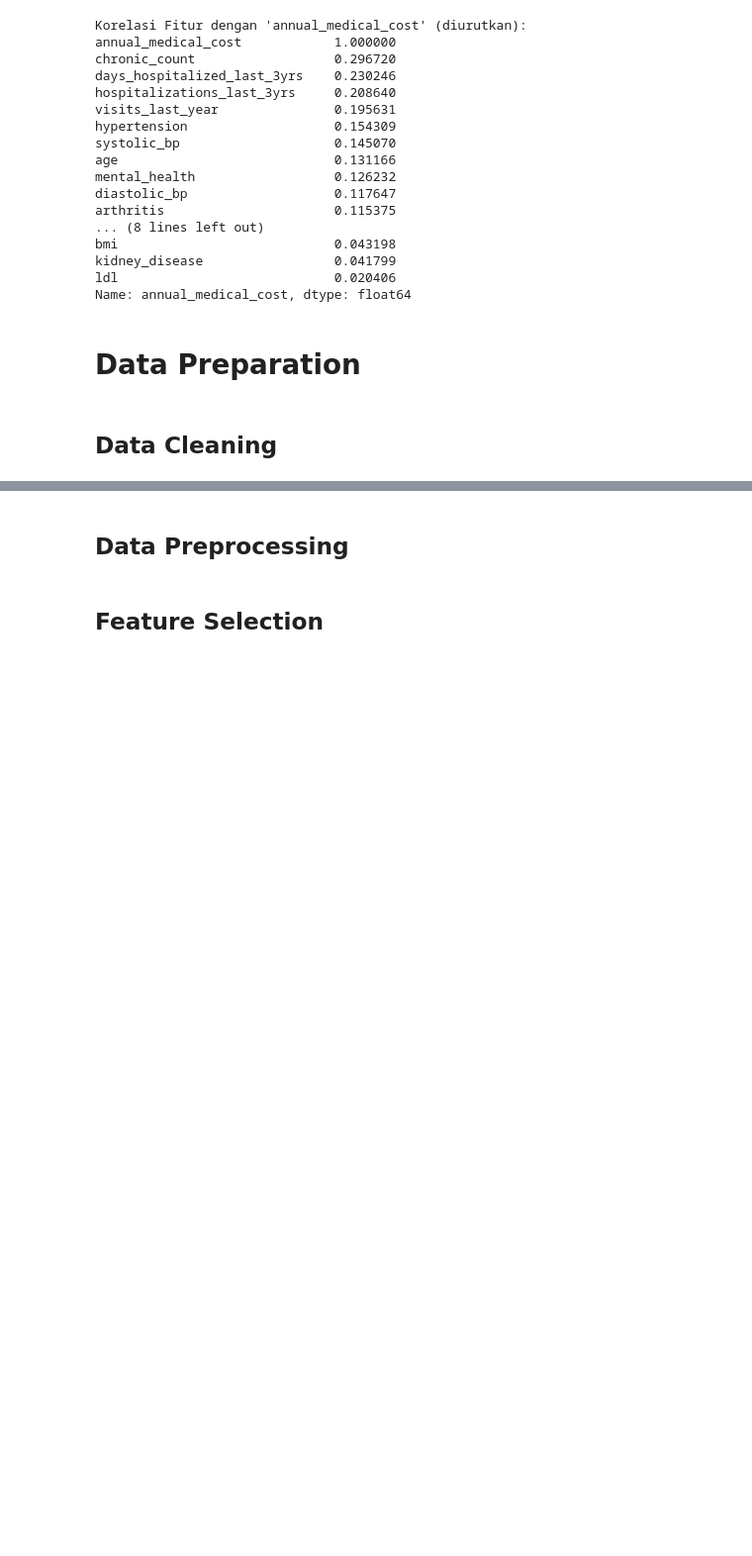
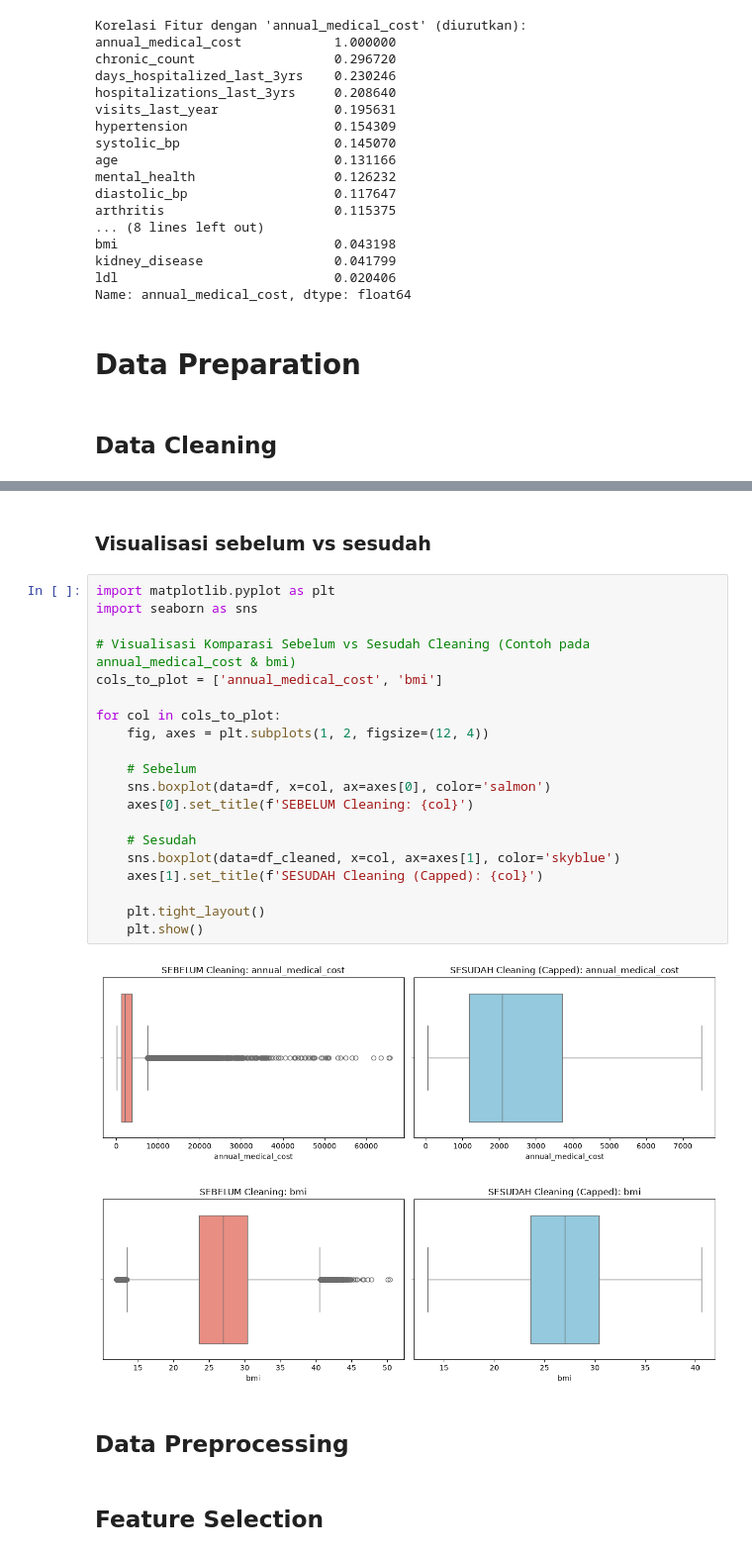
Before and after one commit to ikhsanwahyue/16_DataScienceIF-B_Ir.Ikhsan, a Jupyter notebook: main.ipynb, the cells around one changed output, grey strips where cells are left out. Shown at 99% size. Saved outputs shown, nothing was run; the diff lists cells and outputs as text; blank space fills up the shorter version.

Commit message:
data cleaning

```diff
--- a/main.ipynb
+++ b/main.ipynb
@@ -465,3 +502,28 @@ Name: annual_medical_cost, dtype: float64
+# %% [markdown]
+### Visualisasi sebelum vs sesudah
+# %%
+import matplotlib.pyplot as plt
+import seaborn as sns
+
+# Visualisasi Komparasi Sebelum vs Sesudah Cleaning (Contoh pada annual_medical_cost & bmi)
+cols_to_plot = ['annual_medical_cost', 'bmi']
+
+for col in cols_to_plot:
+    fig, axes = plt.subplots(1, 2, figsize=(12, 4))
+
+    # Sebelum
+    sns.boxplot(data=df, x=col, ax=axes[0], color='salmon')
+    axes[0].set_title(f'SEBELUM Cleaning: {col}')
+
+    # Sesudah
+    sns.boxplot(data=df_cleaned, x=col, ax=axes[1], color='skyblue')
+    axes[1].set_title(f'SESUDAH Cleaning (Capped): {col}')
+
+    plt.tight_layout()
+    plt.show()
+# %% [output]
+[figure, added]
+[figure, added]
 # %% [markdown]
 ## Data Preprocessing
 # %% [markdown]
```
Also changed, not shown: parts of 1 cell of this notebook.
